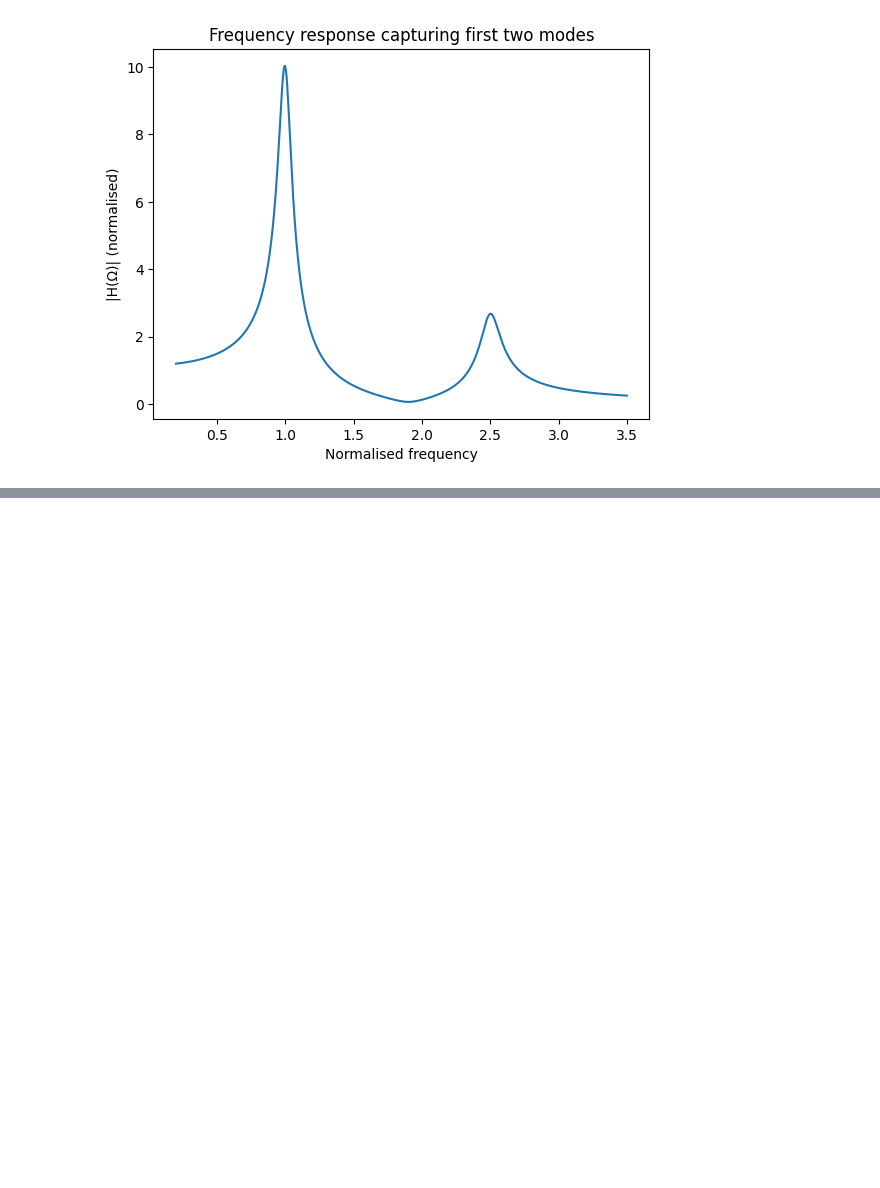
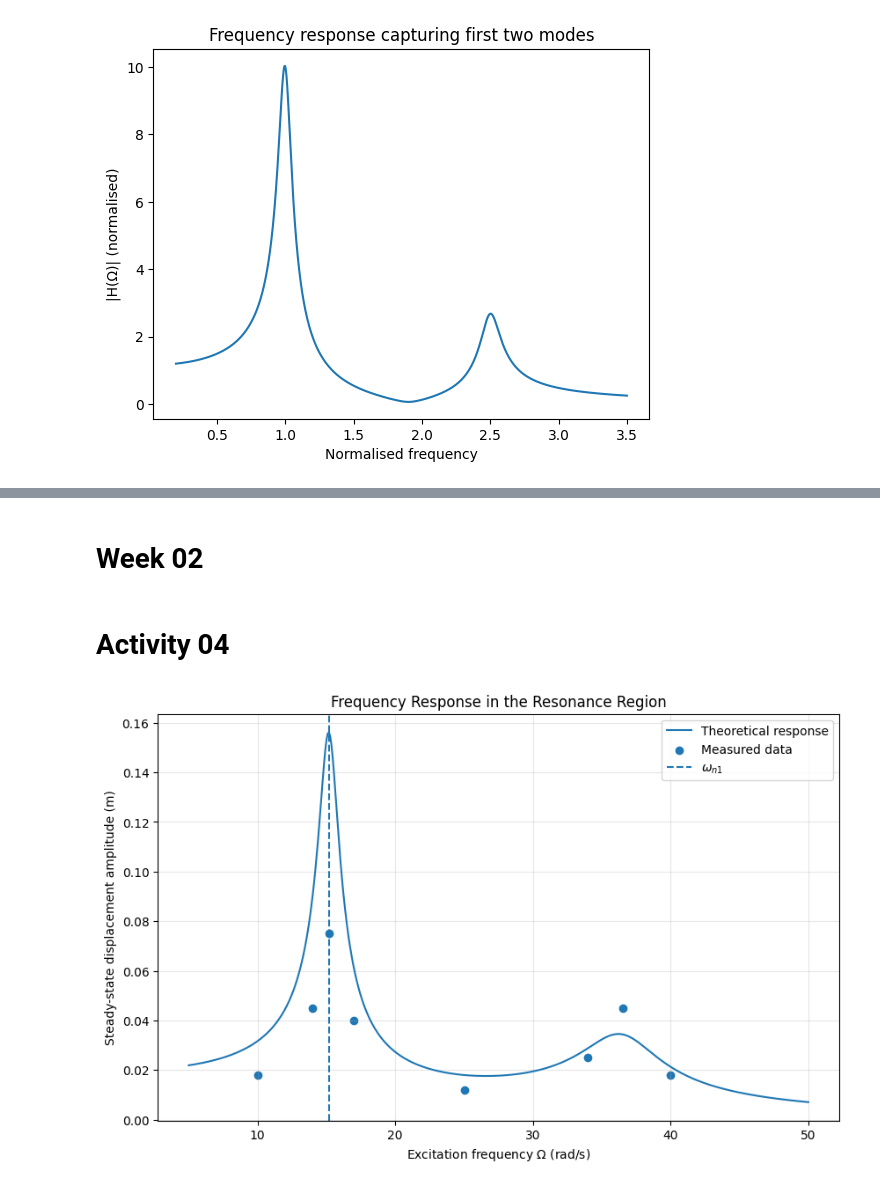
Before and after one commit to Du-nara/ME421-Mechanical-Systems-Lab-A3, a Jupyter notebook: Vibration/E_20_301_Vibration.ipynb, the cells around one changed output, grey strips where cells are left out. Saved outputs shown, nothing was run; the diff lists cells and outputs as text; code cells hidden in the pictures; blank space fills up the shorter version.

```diff
--- a/Vibration/E_20_301_Vibration.ipynb
+++ b/Vibration/E_20_301_Vibration.ipynb
@@ -285,0 +378,60 @@ plt.show()
+# %% [markdown]
+# Week 02
+# %% [markdown]
+# Activity 04
+# %%
+import numpy as np
+import matplotlib.pyplot as plt
+
+# -----------------------------
+# Modal parameters (from prior activity)
+# -----------------------------
+wn_mode1 = 15.2   # rad/s, first mode
+wn_mode2 = 36.5   # rad/s, second mode
+damp_mode1 = 0.05
+damp_mode2 = 0.08
+
+# Frequency sweep around resonance
+omega = np.linspace(5.0, 50.0, 500)
+
+# -----------------------------
+# Single-mode FRF magnitude
+# -----------------------------
+def single_mode_frf(freq, wn, zeta):
+    num = 1.0
+    den = (1.0 - (freq / wn)**2)**2 + (2.0 * zeta * freq / wn)**2
+    return num / np.sqrt(den)
+
+# -----------------------------
+# Combined response from dominant modes
+# -----------------------------
+response_mag = (
+    0.015 * single_mode_frf(omega, wn_mode1, damp_mode1) +
+    0.005 * single_mode_frf(omega, wn_mode2, damp_mode2)
+)
+
+# -----------------------------
+# Representative experimental points
+# -----------------------------
+omega_exp = np.array([10, 14, 15.2, 17, 25, 34, 36.5, 40])
+amp_exp = np.array([0.018, 0.045, 0.075, 0.040, 0.012, 0.025, 0.045, 0.018])
+
+# -----------------------------
+# Plotting
+# -----------------------------
+plt.figure(figsize=(10, 6))
+
+plt.plot(omega, response_mag, label='Theoretical response')
+plt.scatter(omega_exp, amp_exp, label='Measured data')
+
+plt.axvline(wn_mode1, linestyle='--', label=r'$\omega_{n1}$')
+
+plt.title('Frequency Response in the Resonance Region')
+plt.xlabel('Excitation frequency $\Omega$ (rad/s)')
+plt.ylabel('Steady-state displacement amplitude (m)')
+plt.grid(True, alpha=0.3)
+plt.legend()
+
+plt.show()
+# %% [output]
+[figure, added]
```
Also changed, not shown: parts of 6 cells of this notebook.
